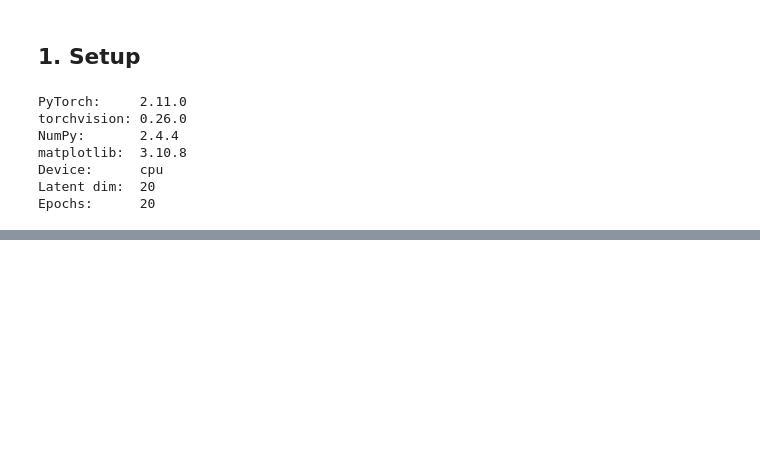
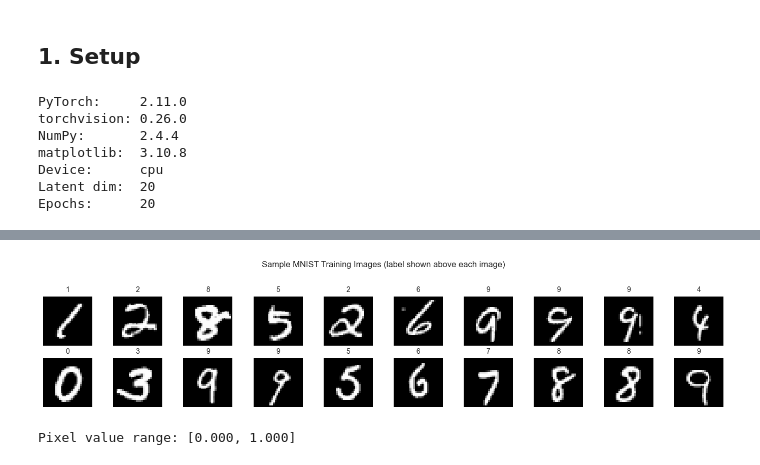
Before and after one commit to sbodrero/generative_ai_applications, a Jupyter notebook: generative_model.ipynb, the cells around one changed output, grey strips where cells are left out. Cells and saved outputs as stored; diff of their text form; code cells hidden in the pictures; blank space fills up the shorter version.

Commit message:
Add MNIST dataset loading, preprocessing, and visualization steps to generative_model.ipynb

```diff
--- a/generative_model.ipynb
+++ b/generative_model.ipynb
@@ -67,0 +77,15 @@ Epochs:      20
+# %%
+transform = transforms.ToTensor()  # normalises [0,255] -> [0,1]
+
+train_dataset = torchvision.datasets.MNIST(
+    root='./data', train=True,  download=True, transform=transform)
+test_dataset  = torchvision.datasets.MNIST(
+    root='./data', train=False, download=True, transform=transform)
+
+train_loader = DataLoader(train_dataset, batch_size=BATCH_SIZE, shuffle=True,  num_workers=0)
+test_loader  = DataLoader(test_dataset,  batch_size=BATCH_SIZE, shuffle=False, num_workers=0)
+
+print(f'Training images : {len(train_dataset):,}')
+print(f'Test images     : {len(test_dataset):,}')
+print(f'Image shape     : {train_dataset[0][0].shape}')
+print(f'Classes         : {train_dataset.classes}')
@@ -67,0 +101,20 @@ Epochs:      20
+# %%
+# Display 10 sample images from the training set
+images, labels = next(iter(train_loader))
+
+fig, axes = plt.subplots(2, 10, figsize=(14, 3))
+for i in range(10):
+    axes[0, i].imshow(images[i].squeeze(), cmap='gray')
+    axes[0, i].set_title(str(labels[i].item()), fontsize=10)
+    axes[0, i].axis('off')
+    axes[1, i].imshow(images[10 + i].squeeze(), cmap='gray')
+    axes[1, i].set_title(str(labels[10 + i].item()), fontsize=10)
+    axes[1, i].axis('off')
+
+fig.suptitle('Sample MNIST Training Images (label shown above each image)', fontsize=12, y=1.02)
+plt.tight_layout()
+plt.show()
+print('Pixel value range: [{:.3f}, {:.3f}]'.format(images.min().item(), images.max().item()))
+# %% [output]
+[figure, added]
+Pixel value range: [0.000, 1.000]
```
Also changed, not shown: parts of 2 cells of this notebook, 8 other files.
